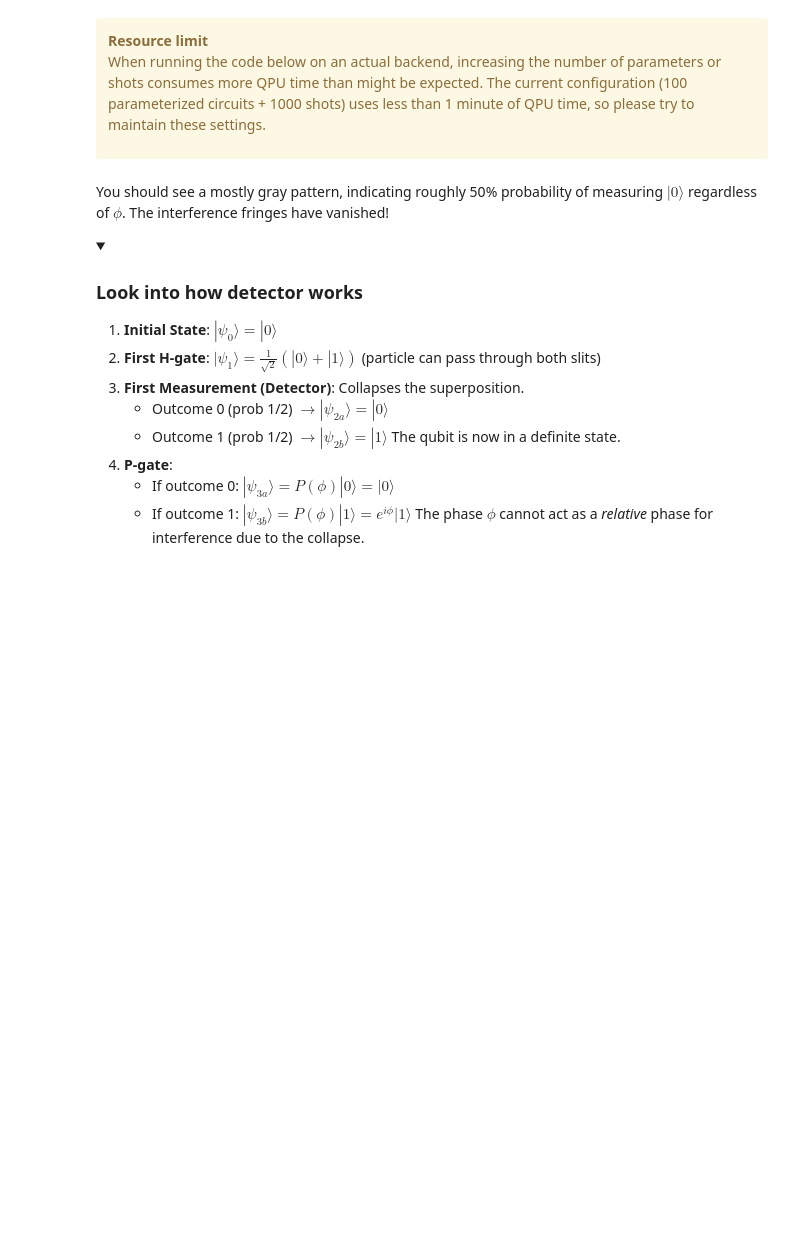
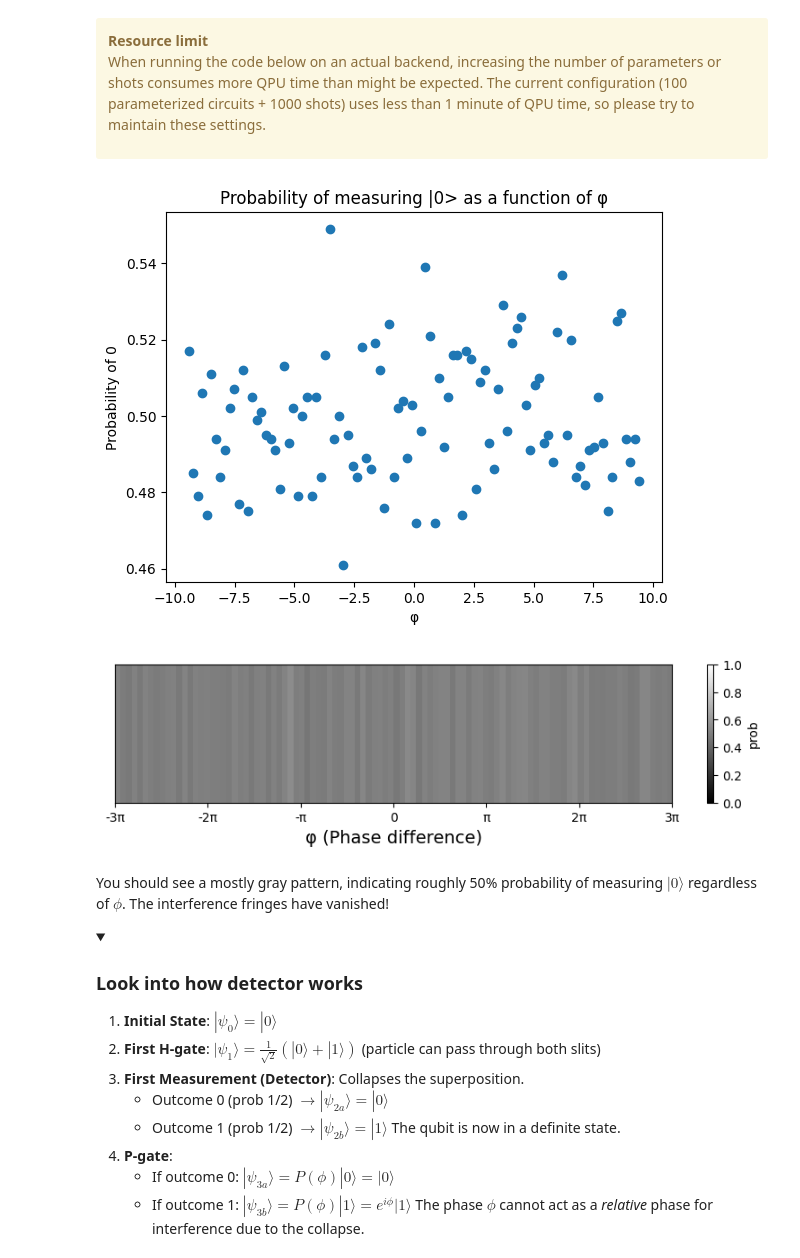
Before and after one commit to Kaustav-007/qgss-2025, a Jupyter notebook: lab-1/lab1.ipynb, the cells around one changed output. Cells and saved outputs as stored; diff of their text form; code cells hidden in the pictures; folded sections open; blank space fills up the shorter version.

```diff
--- a/lab-1/lab1.ipynb
+++ b/lab-1/lab1.ipynb
@@ -652,28 +666,36 @@ When running the code below on an actual backend, increasing the number of param
 # %%
 φ_lst = np.linspace(-3 * np.pi, 3 * np.pi, 100)
 qc_isa = pm.run(double_slit_with_detector)
 
 φ_hit = []
 dist = sampler.run([(qc_isa, φ_lst)], shots=1000).result()[0].data.c_screen
 
 for i  in range(len(φ_lst)):
     result = dist[i].get_counts()
     if '0' in result:
         φ_hit.append(result['0']/1000)
     else:
         φ_hit.append(0)
 
+plt.plot(φ_lst, φ_hit, 'o')
+plt.xlabel('φ')
+plt.ylabel('Probability of 0')
+plt.title('Probability of measuring |0> as a function of φ')
+
 φ_hit_2d = np.array(φ_hit).reshape(1, -1)
 
 plt.figure(figsize=(10, 2))
 plt.imshow(φ_hit_2d, cmap='gray', aspect='auto', extent=[-3*np.pi, 3*np.pi, 0, 0.1], vmin=0, vmax=1)
 
 plt.xlabel('φ (Phase difference)', fontsize=14)
 plt.colorbar(label='prob')
 plt.xticks(ticks=[-3 * np.pi, -2 * np.pi, -np.pi, 0, np.pi, 2 * np.pi, 3 * np.pi],
            labels=['-3π', '-2π', '-π', '0', 'π', '2π', '3π'])
 plt.yticks([])
 plt.show()
+# %% [output]
+[figure, added]
+[figure, added]
 # %% [markdown]
 You should see a mostly gray pattern, indicating roughly 50% probability of measuring $|0\rangle$ regardless of $\phi$. The interference fringes have vanished!
 
```
Also changed, not shown: parts of 26 cells of this notebook.
